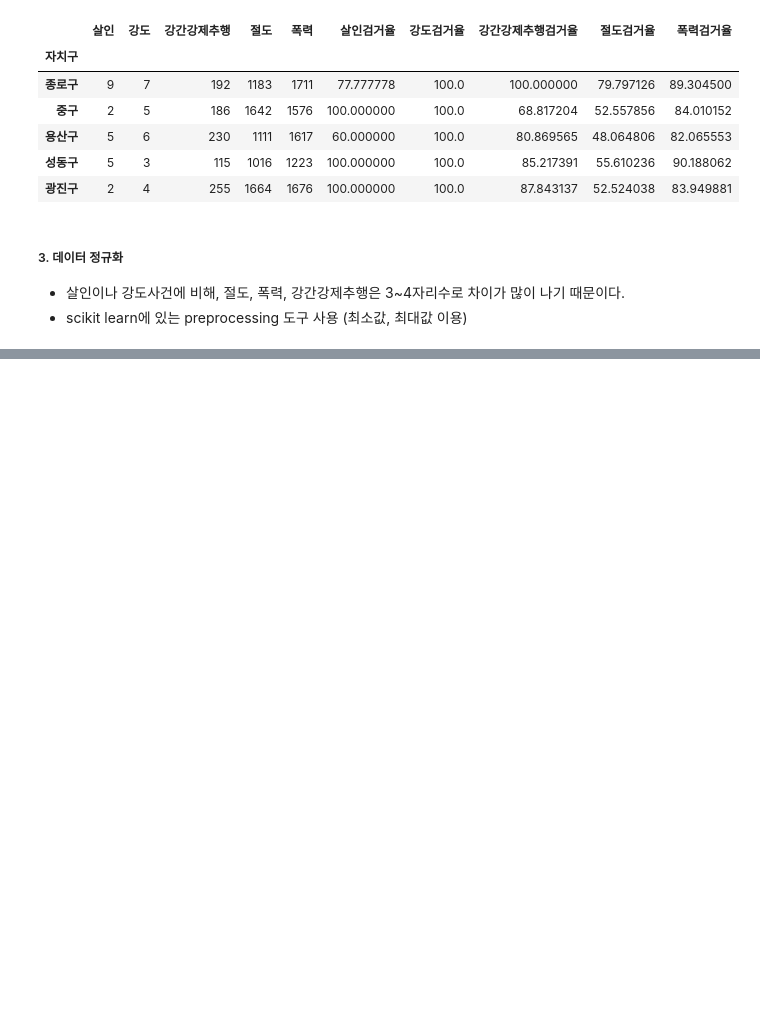
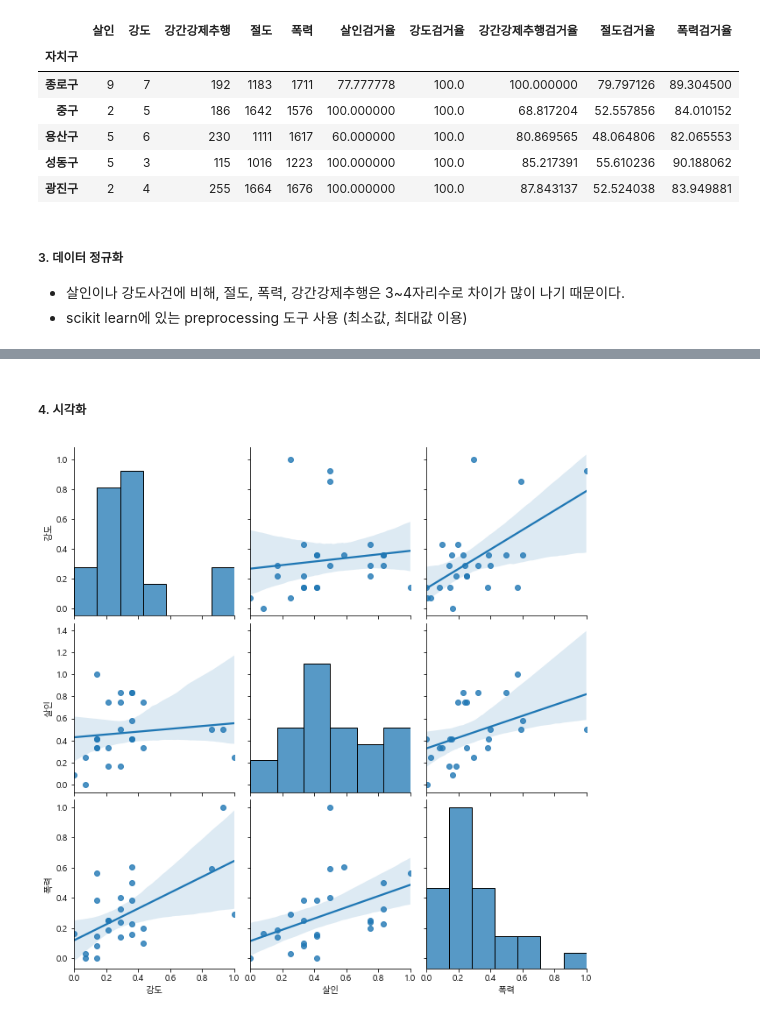
Before and after one commit to suyeondev/TIL, a Jupyter notebook: Python/데이터분석_실습/[실습02-서울시_범죄_현황분석].ipynb, the cells around one changed output, grey strips where cells are left out. Drawn from its saved outputs; the diff is of its cells as text; code cells hidden in the pictures; blank space fills up the shorter version.

```diff
--- a/Python/데이터분석_실습/[실습02-서울시_범죄_현황분석].ipynb
+++ b/Python/데이터분석_실습/[실습02-서울시_범죄_현황분석].ipynb
@@ -263,3 +267,10 @@ crime_anal_norm
 | 강남구 | 0.500000 | 0.928571 | 1.000000 | 1.000000 | 1.000000 | 83.333333 | 78.571429 | 88.559322 | 50.525246 | 84.607017 | 538075 | ... |
 | 송파구 | 0.500000 | 0.857143 | 0.327476 | 0.759558 | 0.591687 | 100.000000 | 100.000000 | 81.881533 | 41.416221 | 85.233645 | 664996 | ... |
 | 강동구 | 0.250000 | 1.000000 | 0.169329 | 0.396131 | 0.292991 | 100.000000 | 93.333333 | 88.829787 | 47.621951 | 87.384140 | 467997 | ... |
+# %% [markdown]
+##### 4. 시각화
+# %%
+sns.pairplot(crime_anal_norm, vars=['강도','살인','폭력'], kind = 'reg', height = 3)
+plt.show()
+# %% [output]
+[figure, added]
```
Also changed, not shown: parts of 11 cells of this notebook.
